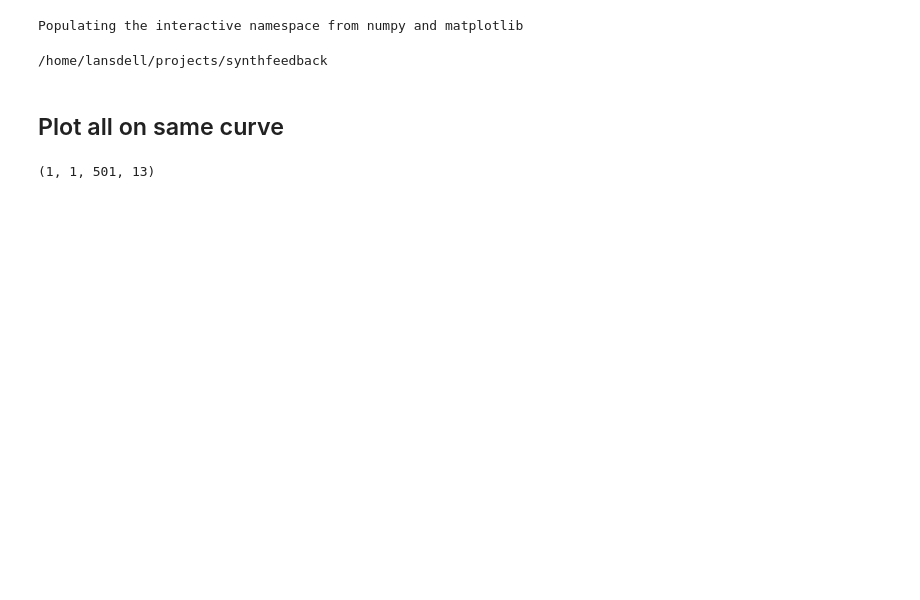
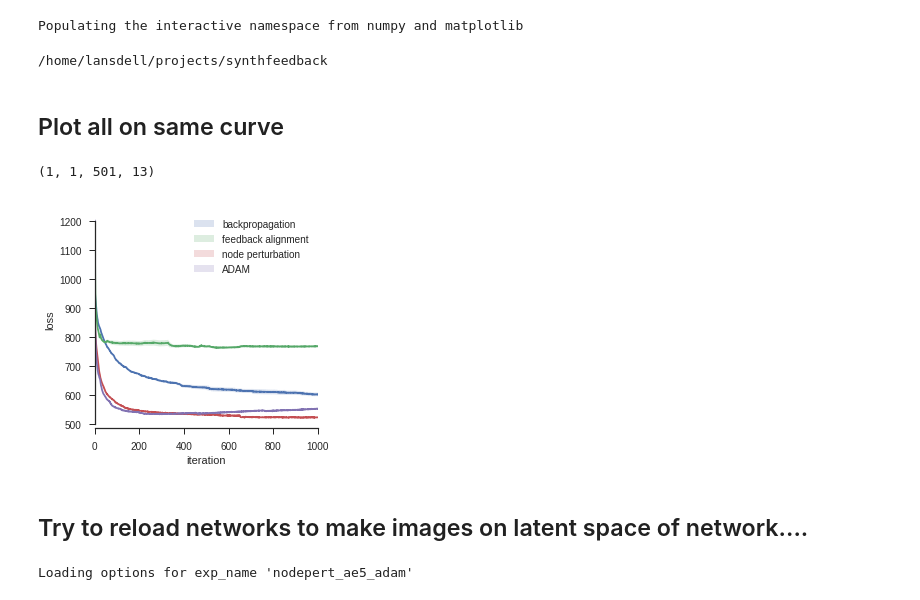
Before and after one commit to benlansdell/synthfeedback, a Jupyter notebook: notebooks/fig_3_autoencoder.ipynb, the cells around one changed output. Cells and saved outputs as stored; diff of their text form; code cells hidden in the pictures; blank space fills up the shorter version.

Commit message:
Add adam code

```diff
--- a/notebooks/fig_3_autoencoder.ipynb
+++ b/notebooks/fig_3_autoencoder.ipynb
@@ -43,6 +49,14 @@ tags = data['tags']
 metrics = data['metrics']
 loss_FA = metrics[0,:,:,idx]
 
+#Load Adam data
+model = 'adam'
+fn_in = './experiments/nodepert_ae5_%s/summary/3_autoencoder_correctbatch.npz'%model
+with open(fn_in, 'rb') as f:
+    data = pickle.load(f)
+tags = data['tags']
+metrics = data['metrics']
+loss_AD = metrics[0,:,:,idx]
 
 #Load NP data
 fn_in = './experiments/nodepert_ae5_sgd_convparams/summary/3_autoencoder_correctbatch.npz'
@@ -58,14 +72,27 @@ metrics.shape
 # %%
 fig,axes = plt.subplots(1,1,figsize=(4,4))
 
 sns.tsplot(loss_BP, ax = axes, color='C0')
 sns.tsplot(loss_FA, ax = axes, color='C1')
 sns.tsplot(np.squeeze(loss_NP), ax = axes, color='C2')
+sns.tsplot(loss_AD, ax = axes, color='C3')
 
-axes.legend(['backpropagation', 'feedback alignment', 'node perturbation'])
+axes.legend(['backpropagation', 'feedback alignment', 'node perturbation', 'ADAM'])
 #axes.set_yscale('log')
 axes.set_xlabel('iteration');
 #axes.set_ylim([450, 1200])
 axes.set_ylabel('loss')
 sns.despine(trim=True)
 #plt.savefig('./figures/3_autoencoder_losses.pdf')
+# %% [output]
+[figure, added]
+# %% [markdown]
+## Try to reload networks to make images on latent space of network....
+# %%
+Model = AENPModel5_ADAM
+Data = MNISTDataGenerator
+Trainer = AESFTrainer
+model_name = 'nodepert_ae5_adam'
+config = process_config('./configs/np.json', model_name)
+# %% [output]
+Loading options for exp_name 'nodepert_ae5_adam'
```
Also changed, not shown: parts of 9 cells of this notebook, 2 other files.
